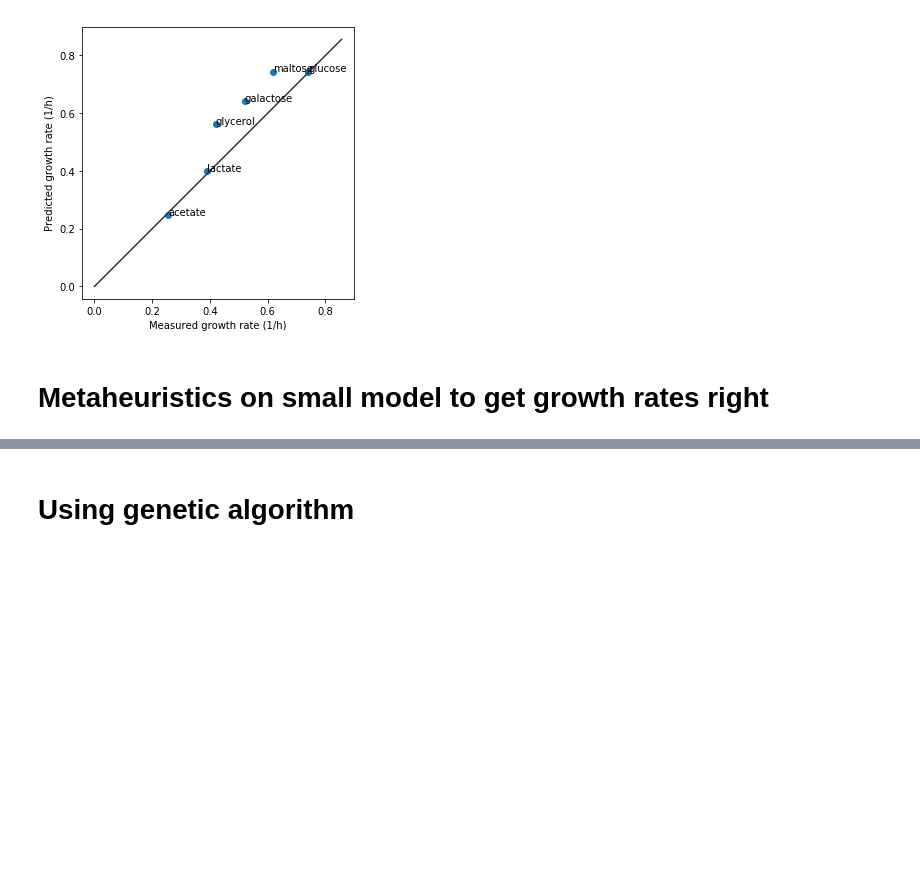
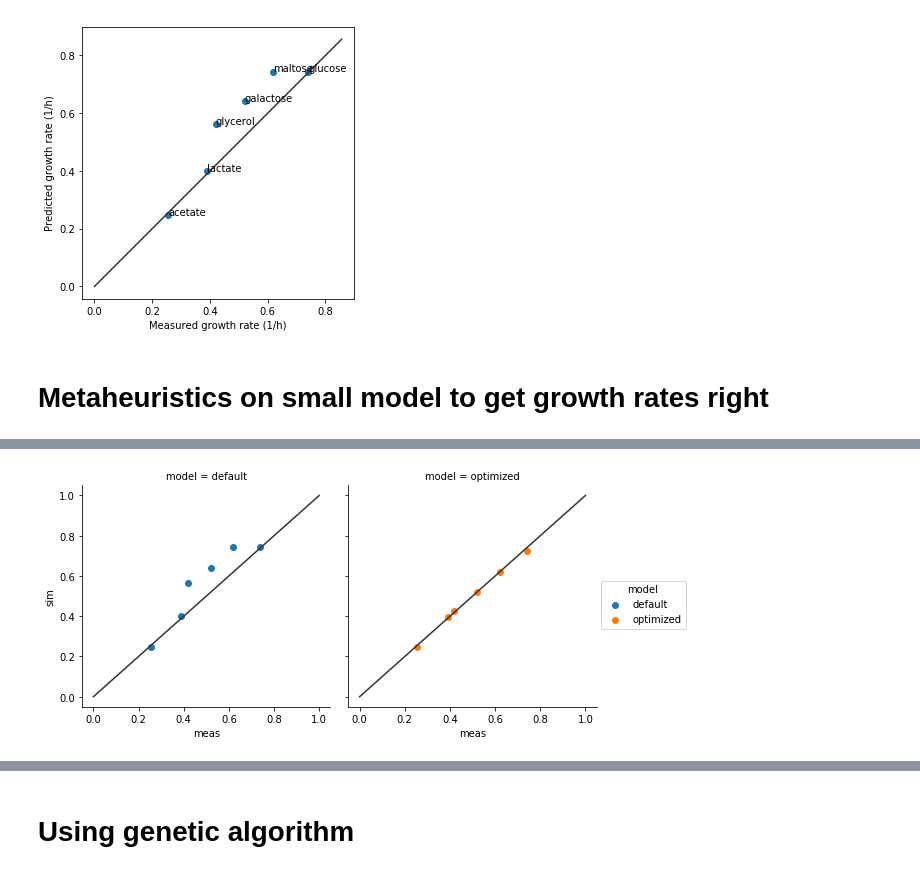
Before and after one commit to SBRG/dynamicme, a Jupyter notebook: notebooks/testing/figure_out_hierarchy_using_brain_coarse.ipynb, the cells around one changed output, grey strips where cells are left out. Saved outputs shown, nothing was run; the diff lists cells and outputs as text; code cells hidden in the pictures; blank space fills up the shorter version.

```diff
--- a/notebooks/testing/figure_out_hierarchy_using_brain_coarse.ipynb
+++ b/notebooks/testing/figure_out_hierarchy_using_brain_coarse.ipynb
@@ -263,2 +247,24 @@ for ax in g.axes.flat:
+# %%
+ex_ids = meas_dict.keys()
+y_sim0 = sim_fun(ijomc)
+mdl_fit = cp.deepcopy(ijomc)
+set_param_fun(mdl_fit, result[2])
+#y_best = result[0]
+#y_best = sim_fun(mdl_fit)
+k_best = get_param_fun(mdl2)
+#y_best = sim_fun(mdl2)
+
+df0 = pd.DataFrame([{'rxn':k, 'meas':meas_dict[k], 'sim':y_sim0[k], 'model':'default'} for k in ex_ids])
+df1 = pd.DataFrame([{'rxn':k, 'meas':meas_dict[k], 'sim':y_best[k], 'model':'optimized'} for k in ex_ids])
+df_val = pd.concat([df0, df1])
+
+g = sns.FacetGrid(df_val, hue='model', size=4, col='model')
+g.map(plt.scatter, 'meas', 'sim')
+g.add_legend()
+ax = g.axes.flatten()[0]
+for ax in g.axes.flat:
+    ax.plot([0,1], [0,1], color='#333333', zorder=1)
+# %% [output]
+[figure, added]
 # %%
 df_val.groupby('model').apply(lambda x: sum((x['meas']-x['sim'])**2)).reset_index()
```
Also changed, not shown: parts of 13 cells of this notebook.
